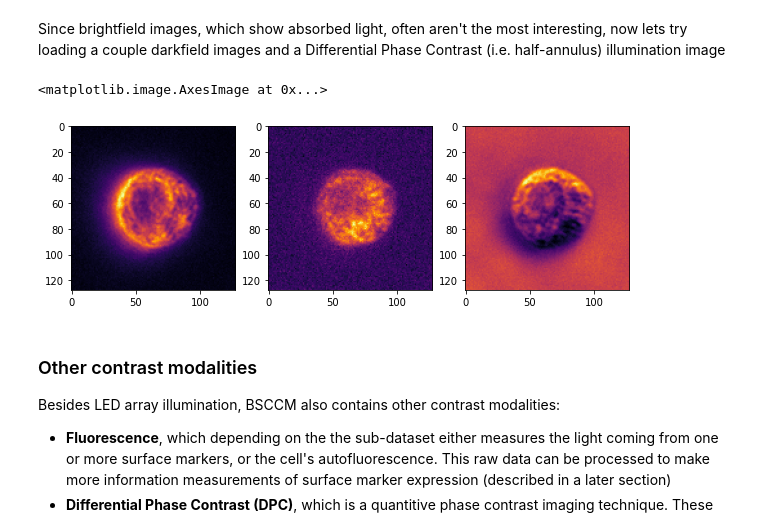
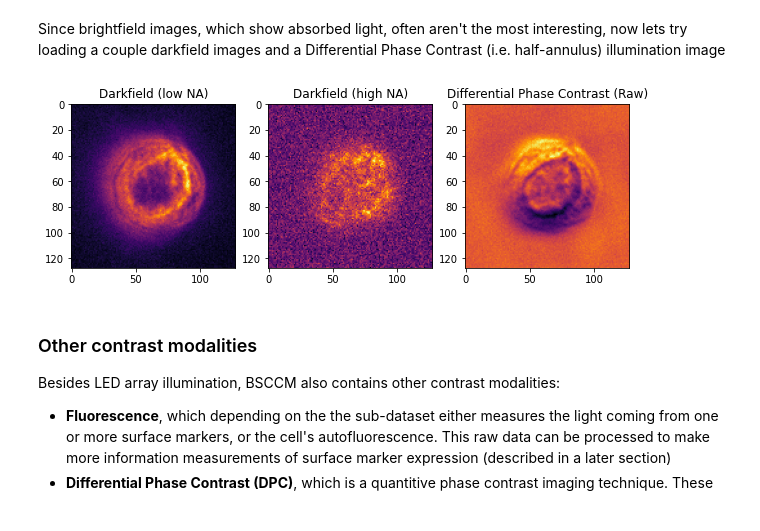
Before and after one commit to Waller-Lab/BSCCM, a Jupyter notebook: Getting_started.ipynb, the cells around one changed output. Drawn from its saved outputs; the diff is of its cells as text; code cells hidden in the pictures.

```diff
--- a/Getting_started.ipynb
+++ b/Getting_started.ipynb
@@ -40,0 +38,12 @@ BSCCM Opened
+# %%
+from bsccm import BSCCM
+import numpy as np
+import matplotlib.pyplot as plt
+
+data_root = '/home/hpinkard_waller/2tb_ssd/BSCCM/'
+# data_root = '/home/hpinkard_waller/2tb_ssd/BSCCM-tiny/'
+# data_root = '/home/hpinkard_waller/2tb_ssd/BSCCM-coherent/'
+# data_root = '/home/hpinkard_waller/2tb_ssd/BSCCM-coherent-tiny/'
+# data_root = '/home/hpinkard_waller/2tb_ssd/BSCCMNIST/'
+
+dataset = BSCCM(data_root)
@@ -56,0 +58,5 @@ plt.imshow(brightfield, cmap='inferno')
+# %%
+valid_indices = dataset.get_indices()
+first_index = valid_indices[0]
+image = dataset.read_image(first_index, contrast_type='led_array', channel='DPC_Left')
+plt.imshow(image, cmap='inferno')
@@ -59,17 +68,19 @@ For all LED array images, the data are 128x128 pixels and have `uint16` data typ
 # %% [markdown]
 Since brightfield images, which show absorbed light, often aren't the most interesting, now lets try loading a couple darkfield images and a Differential Phase Contrast (i.e. half-annulus) illumination image
 # %%
-df_low_angle = bsccm.read_image(5, contrast_type='led_array', channel='DF_50')
-df_high_angle = bsccm.read_image(5, contrast_type='led_array', channel='DF_80')
-dpc = bsccm.read_image(5, contrast_type='led_array', channel='DPC_Top')
+df_low_angle = dataset.read_image(first_index, contrast_type='led_array', channel='DF_50')
+df_high_angle = dataset.read_image(first_index, contrast_type='led_array', channel='DF_80')
+dpc = dataset.read_image(first_index, contrast_type='led_array', channel='DPC_Top')
 
-fig, ax = plt.subplots(1,3, figsize=(10, 3.3))
-ax[0].imshow(df_low_angle, cmap='inferno')
-ax[1].imshow(df_high_angle, cmap='inferno')
-ax[2].imshow(dpc, cmap='inferno')
+fig, ax = plt.subplots(1, 3, figsize=(10, 3.3))
+_ = ax[0].imshow(df_low_angle, cmap='inferno')
+_ = ax[0].set_title('Darkfield (low NA)')
+_ = ax[1].imshow(df_high_angle, cmap='inferno')
+_ = ax[1].set_title('Darkfield (high NA)')
+_ = ax[2].imshow(dpc, cmap='inferno')
+_ = ax[2].set_title('Differential Phase Contrast (Raw)')
 # %% [output]
-<matplotlib.image.AxesImage at 0x...>
-[figure, old version]
+[figure, new version]
 # %% [markdown]
 ### Other contrast modalities
 Besides LED array illumination, BSCCM also contains other contrast modalities:
```
Also changed, not shown: parts of 41 cells of this notebook, 7 other files.
